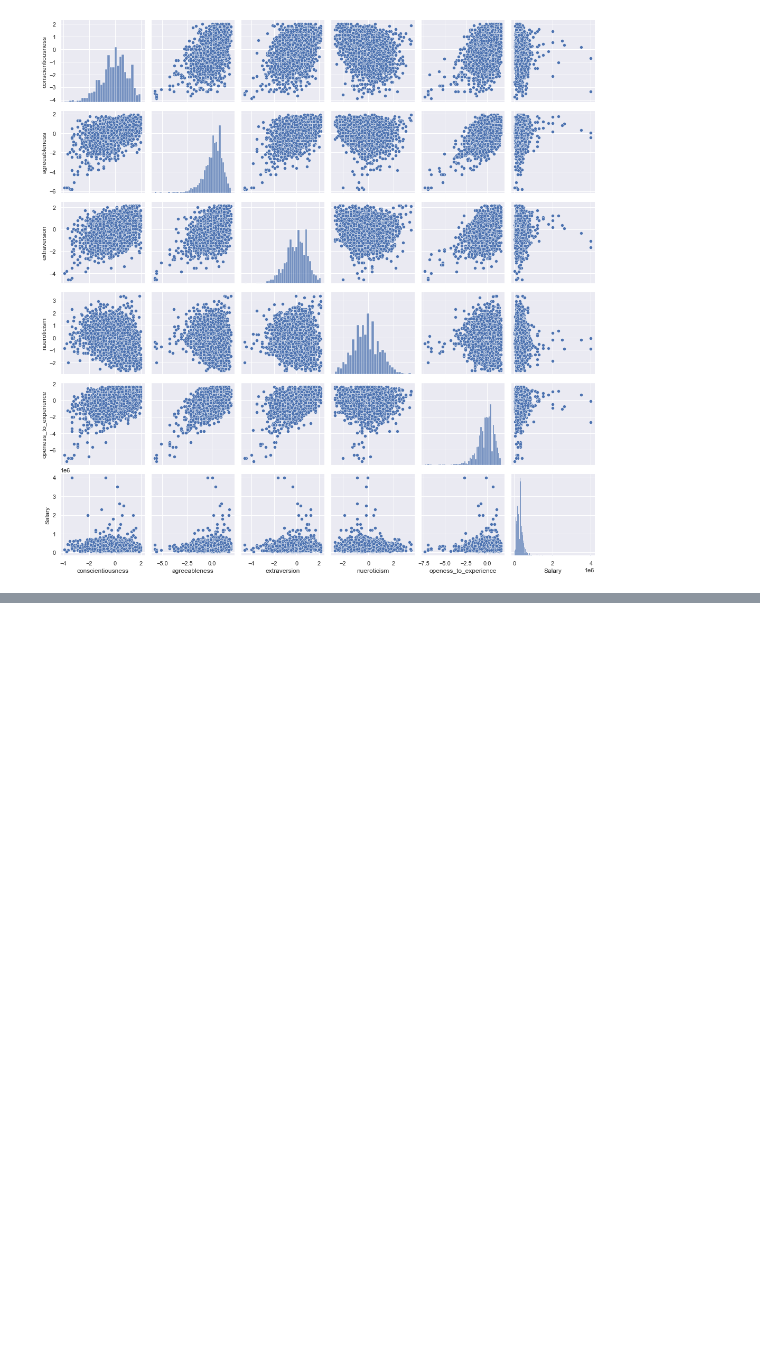
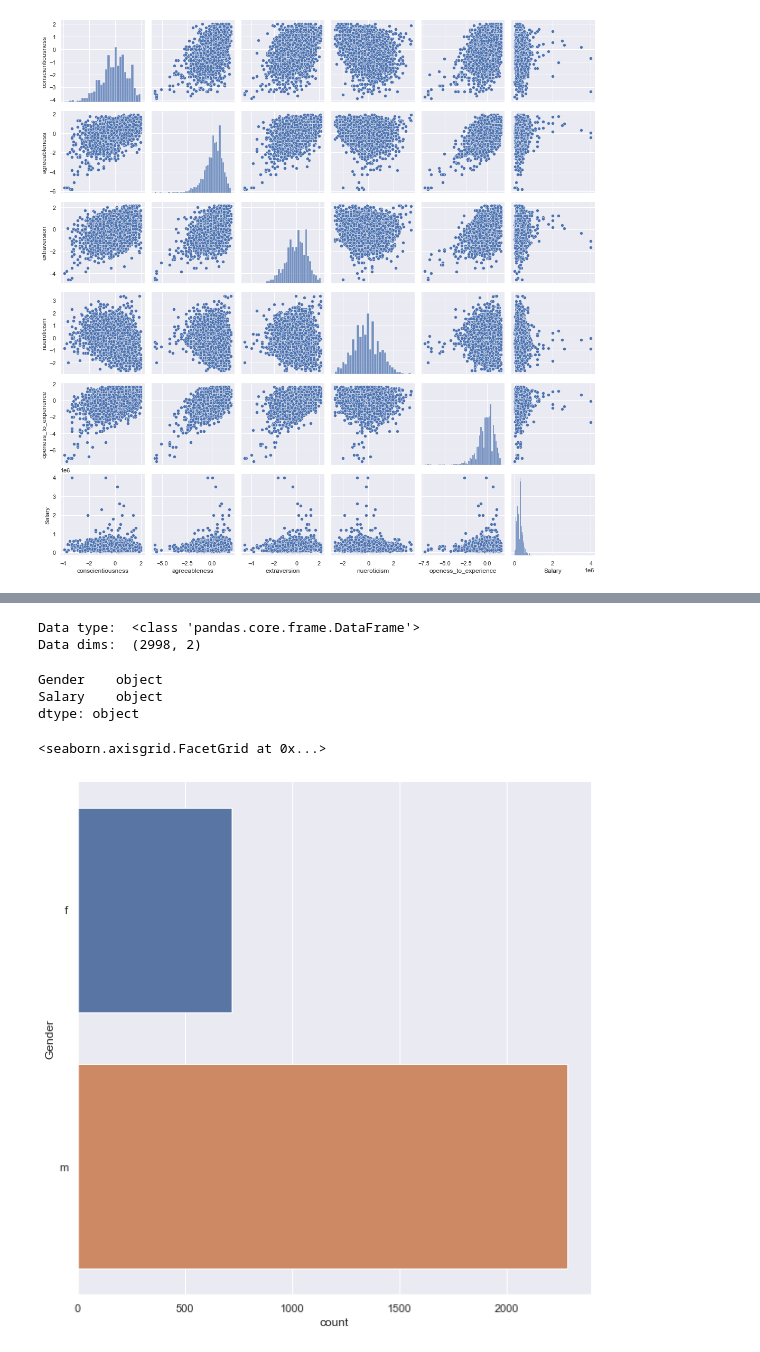
Before and after one commit to FaizRsl/Engineering-Graduate-Salary-Prediction, a Jupyter notebook: Project.ipynb, the cells around one changed output, grey strips where cells are left out. Drawn from its saved outputs; the diff is of its cells as text; code cells hidden in the pictures; blank space fills up the shorter version.

```diff
--- a/Project.ipynb
+++ b/Project.ipynb
@@ -25,7 +25,7 @@ DATA THAT I FEEL ARE RELEVANT
 # %%
 
 
-gender = pd.DataFrame(df['Gender'])
+gender = df[['Gender','Salary']].copy()
 gradeExamMarks = df[['10percentage', '12percentage','Salary']].copy() #overall marks obtained in grade 10/12 examination
 college = df[['CollegeCityTier', 'CollegeTier','Salary']].copy()  #collegeNames and Tiers
 degree = df[['Degree', 'Specialization','Salary']].copy() #degree and specialisation
@@ -146,6 +146,8 @@ gradeExamMarks.describe().apply(lambda s: s.apply('{0:.5f}'.format))
 | 50% | 78.96500 | 74.00000 | 300000.00000 |
 | 75% | 85.60000 | 82.60000 | 370000.00000 |
 | max | 97.76000 | 98.70000 | 4000000.00000 |
+# %%
+gender['Salary'] = gender['Salary'].apply(lambda x: '{:.2f}'.format(x))
 # %% [markdown]
 # Exploratory Analysis
 
@@ -528,0 +537,18 @@ sb.pairplot(data = personality)
+# %%
+print("Data type: ",type(gender))
+print("Data dims: ", gender.shape)
+# %% [output]
+Data type:  <class 'pandas.core.frame.DataFrame'>
+Data dims:  (2998, 2)
+# %%
+print(gender.dtypes)
+# %% [output]
+Gender    object
+Salary    object
+dtype: object
+# %%
+gender['Gender'].value_counts()
+sb.catplot(y = "Gender", data = gender, kind = "count", height = 8)
+# %% [output]
+<seaborn.axisgrid.FacetGrid at 0x...>
+[figure, added]
```
Also changed, not shown: parts of 8 cells of this notebook, 2 other files.
